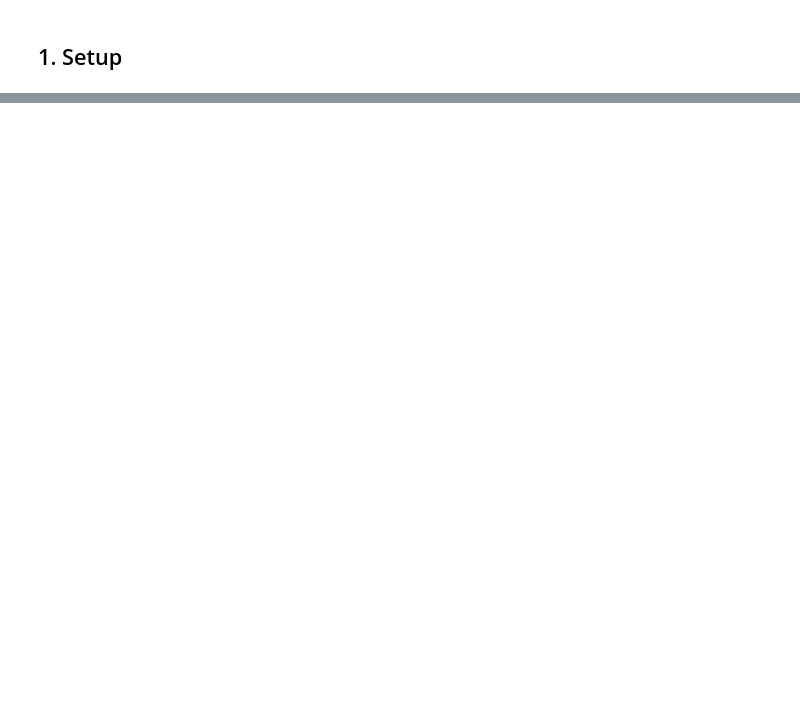
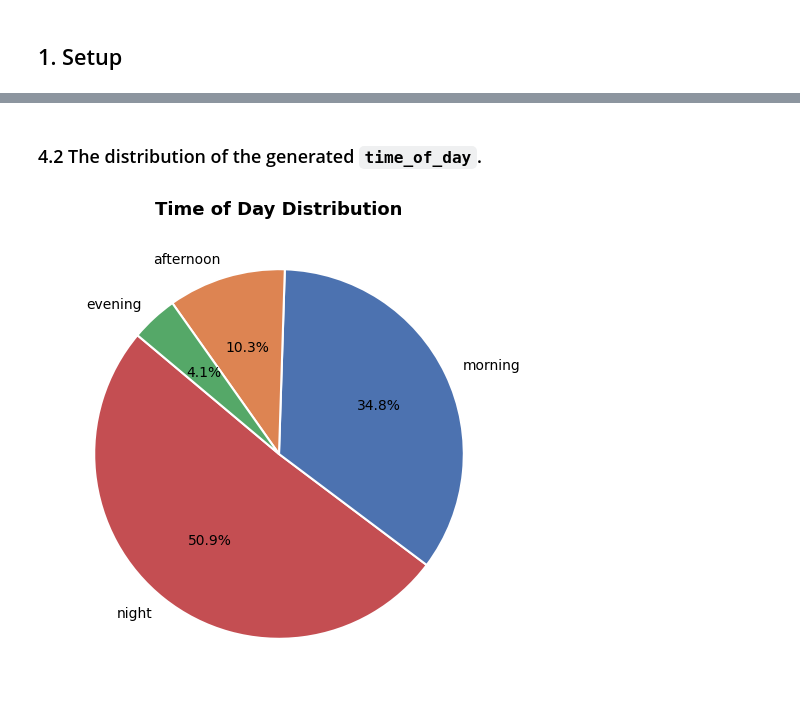
Before and after one commit to lollopelle01/aac-mcp-agent, a Jupyter notebook: annotation/annotation_quality_evaluation.ipynb, the cells around one changed output, grey strips where cells are left out. Cells and saved outputs as stored; diff of their text form; code cells hidden in the pictures; blank space fills up the shorter version.

```diff
--- a/annotation/annotation_quality_evaluation.ipynb
+++ b/annotation/annotation_quality_evaluation.ipynb
@@ -748,0 +247,22 @@ print('=' * 60)
+# %% [markdown]
+### 4.2 The distribution of the generated `time_of_day`.
+# %%
+TOD_COLORS = {'morning': '#4C72B0', 'afternoon': '#DD8452', 'evening': '#55A868', 'night': '#C44E52'}
+tod_counts = _df['time_of_day'].value_counts()
+colors_pie  = [TOD_COLORS[k] for k in tod_counts.index]
+
+fig, ax = plt.subplots(figsize=(6, 6))
+wedges, texts, autotexts = ax.pie(
+    tod_counts.values,
+    labels=tod_counts.index,
+    colors=colors_pie,
+    autopct='%1.1f%%',
+    startangle=140,
+    wedgeprops={'edgecolor': 'white', 'linewidth': 1.5},
+)
+for t in autotexts:
+    t.set_fontsize(10)
+ax.set_title('Time of Day Distribution', fontsize=13, fontweight='bold')
+plt.show()
+# %% [output]
+[figure, added]
```
Also changed, not shown: parts of 76 cells of this notebook, 1 other file.
